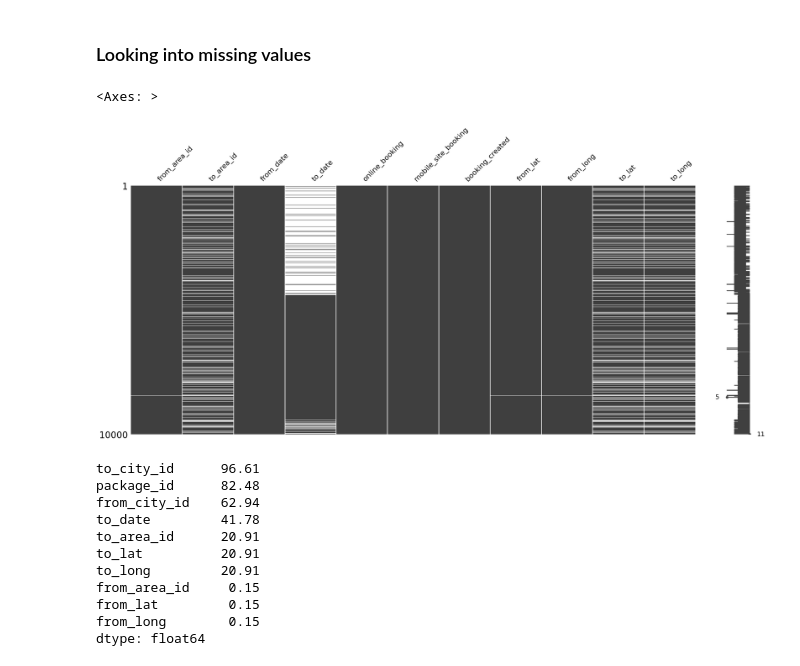
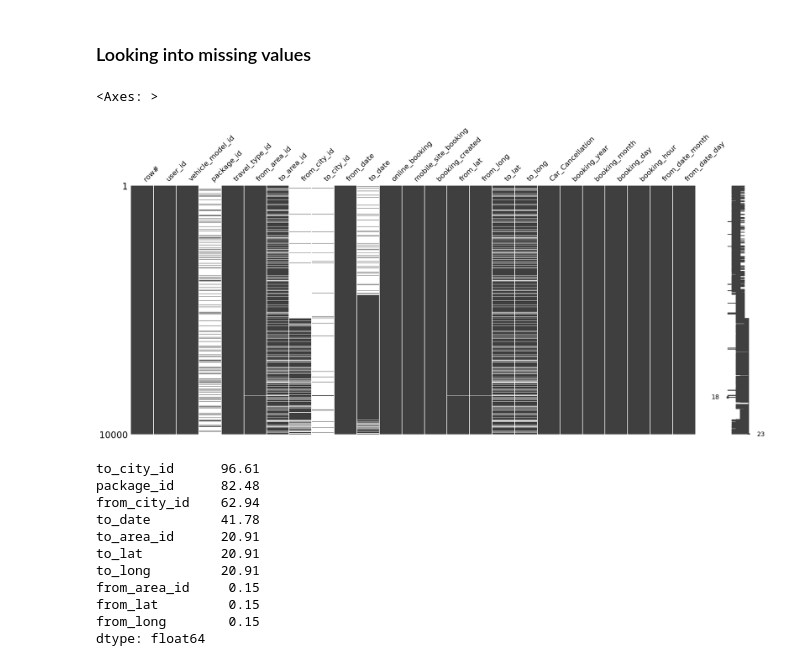
Before and after one commit to shyamal-bhatt/Taxi-Cancellation-ANN-Predictive-Model, a Jupyter notebook: ANN to predict Taxi Cancellation.ipynb, the cells around one changed output. Drawn from its saved outputs; the diff is of its cells as text; code cells hidden in the pictures.

```diff
--- a/ANN to predict Taxi Cancellation.ipynb
+++ b/ANN to predict Taxi Cancellation.ipynb
@@ -104,10 +102,10 @@ sns.barplot(taxi_df, x = "Car_Cancellation", y = "user_id")
 # %%
 # This library help us visualize missing values :)
 import missingno as msno
-msno.matrix(taxi_df[taxi_df.columns[2:-1]])
+msno.matrix(taxi_df[taxi_df.columns])
 # %% [output]
 <Axes: >
-[figure, old version]
+[figure, new version]
 # %%
 # Percentage of missing values
 missing_percentage = (taxi_df.isnull().sum() / len(taxi_df)) * 100
```
Also changed, not shown: parts of 26 cells of this notebook.
